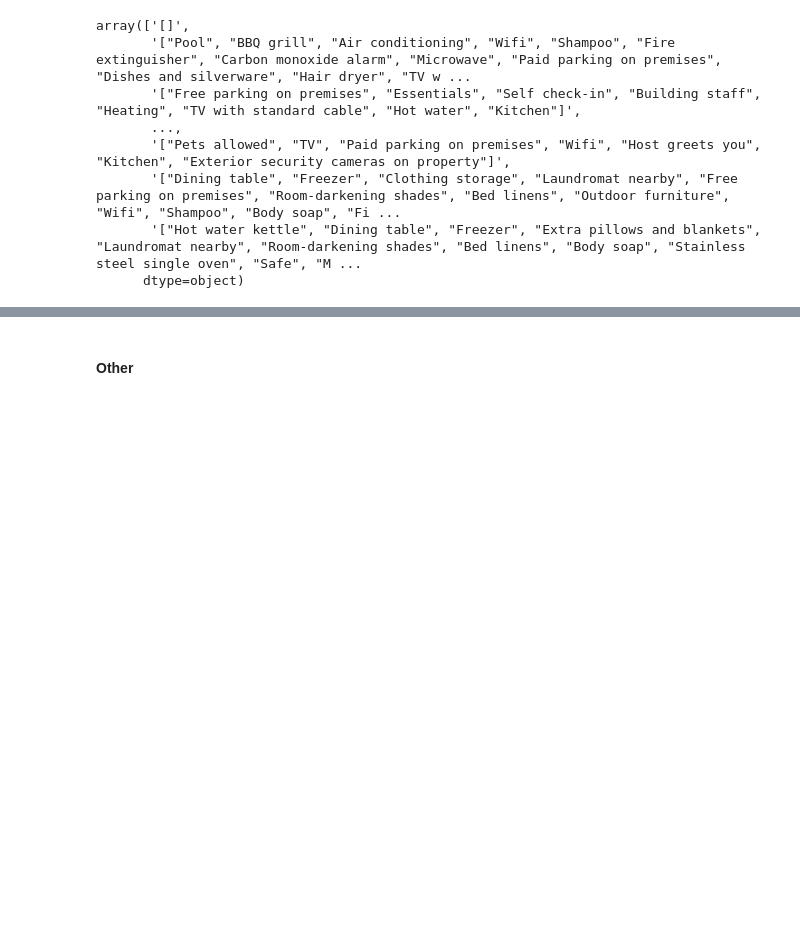
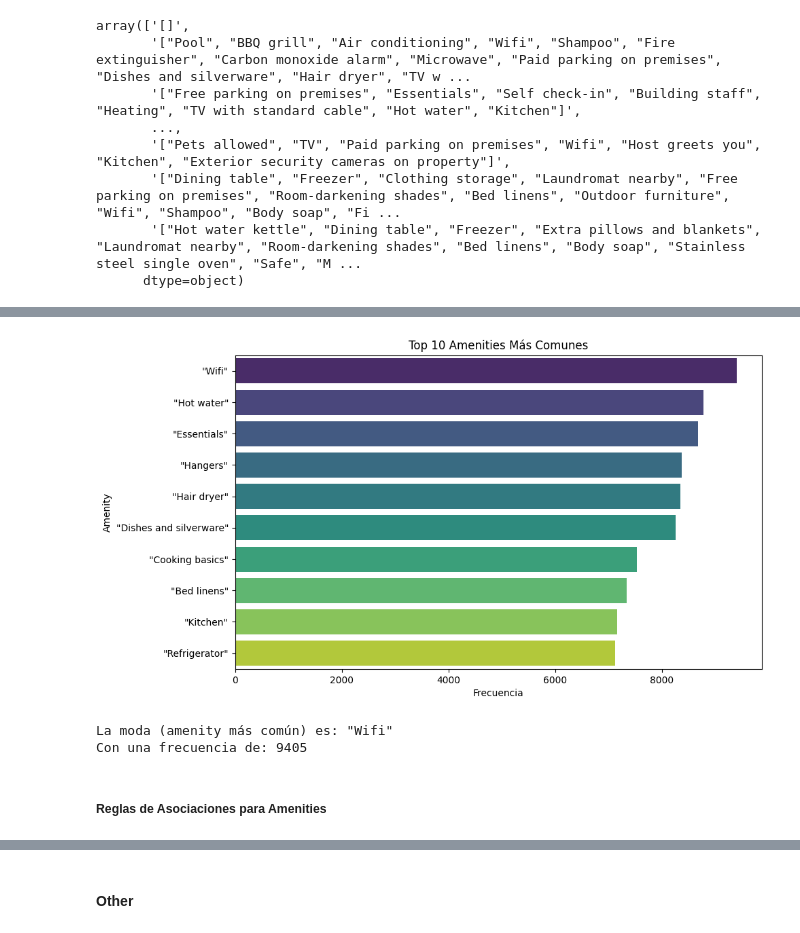
Before and after one commit to Lperdoca/Ciencia-de-datos.-Taller-1, a Jupyter notebook: EDA_AirBnb_Santiago de Chile.ipynb, the cells around one changed output, grey strips where cells are left out. Drawn from its saved outputs; the diff is of its cells as text; code cells hidden in the pictures; blank space fills up the shorter version.

```diff
--- a/EDA_AirBnb_Santiago de Chile.ipynb
+++ b/EDA_AirBnb_Santiago de Chile.ipynb
@@ -277,0 +324,9 @@ array(['[]',
+# %%
+all_amenities = [amenity.strip() for sublist in listings_Santiago_df['amenities'] for amenity in sublist]
+# %%
+from collections import Counter
+amenity_counts = Counter(all_amenities)
+# %%
+top_10_amenities = amenity_counts.most_common(10)
+# %%
+top_10_df = pd.DataFrame(top_10_amenities, columns=['Amenity', 'Frequency'])
@@ -277,0 +347,19 @@ array(['[]',
+# %%
+plt.figure(figsize=(10, 6))
+colors = sns.color_palette("viridis", n_colors=10)
+sns.barplot(x='Frequency', y='Amenity', data=top_10_df, hue='Amenity', dodge=False, palette= colors, legend=False)
+plt.title('Top 10 Amenities Más Comunes')
+plt.xlabel('Frecuencia')
+plt.ylabel('Amenity')
+plt.show()
+# %% [output]
+[figure, added]
+# %%
+moda_amenity = amenity_counts.most_common(1)
+print("La moda (amenity más común) es:", moda_amenity[0][0])
+print("Con una frecuencia de:", moda_amenity[0][1])
+# %% [output]
+La moda (amenity más común) es: "Wifi"
+Con una frecuencia de: 9405
+# %% [markdown]
+##### Reglas de Asociaciones para Amenities
```
Also changed, not shown: parts of 22 cells of this notebook.
